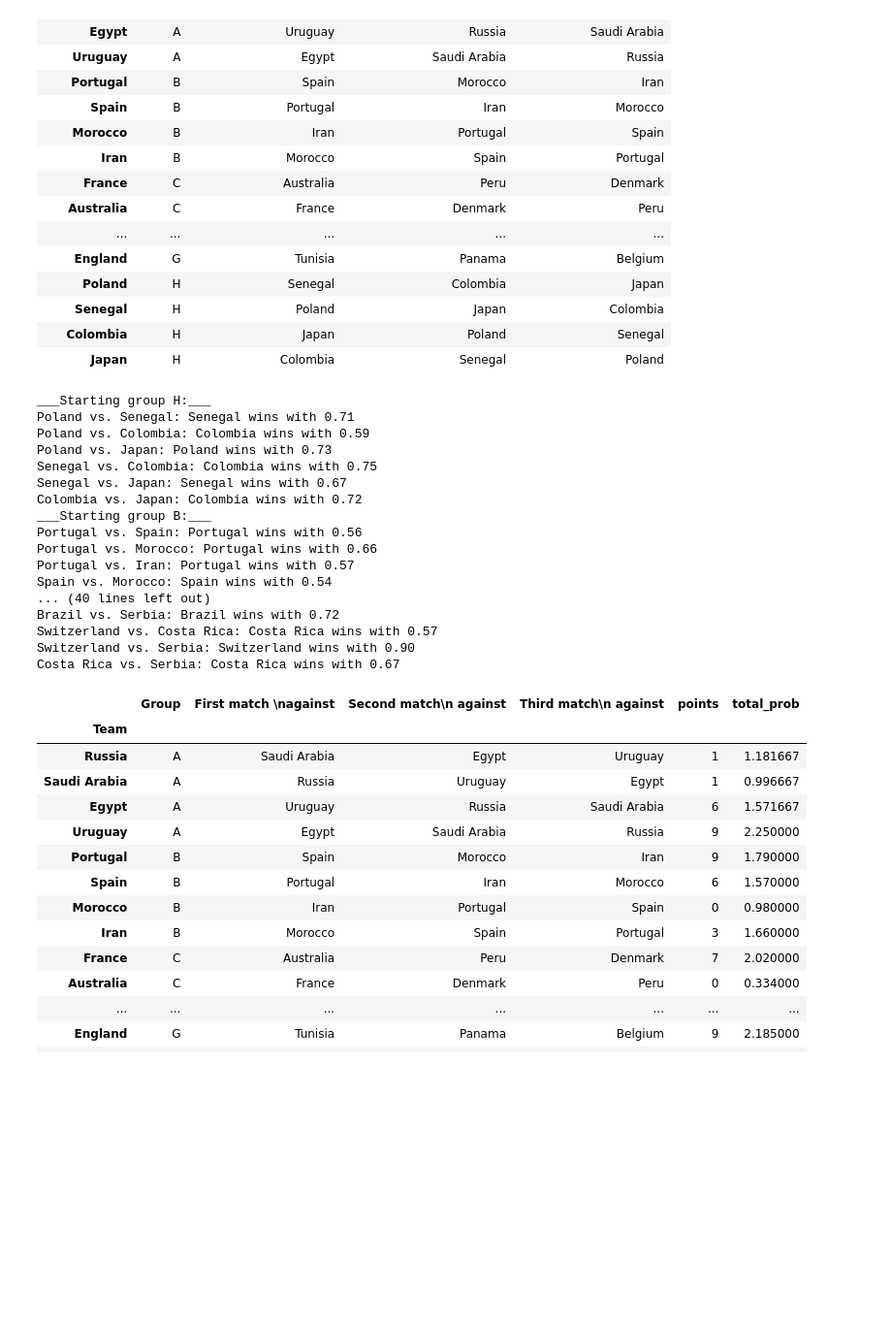
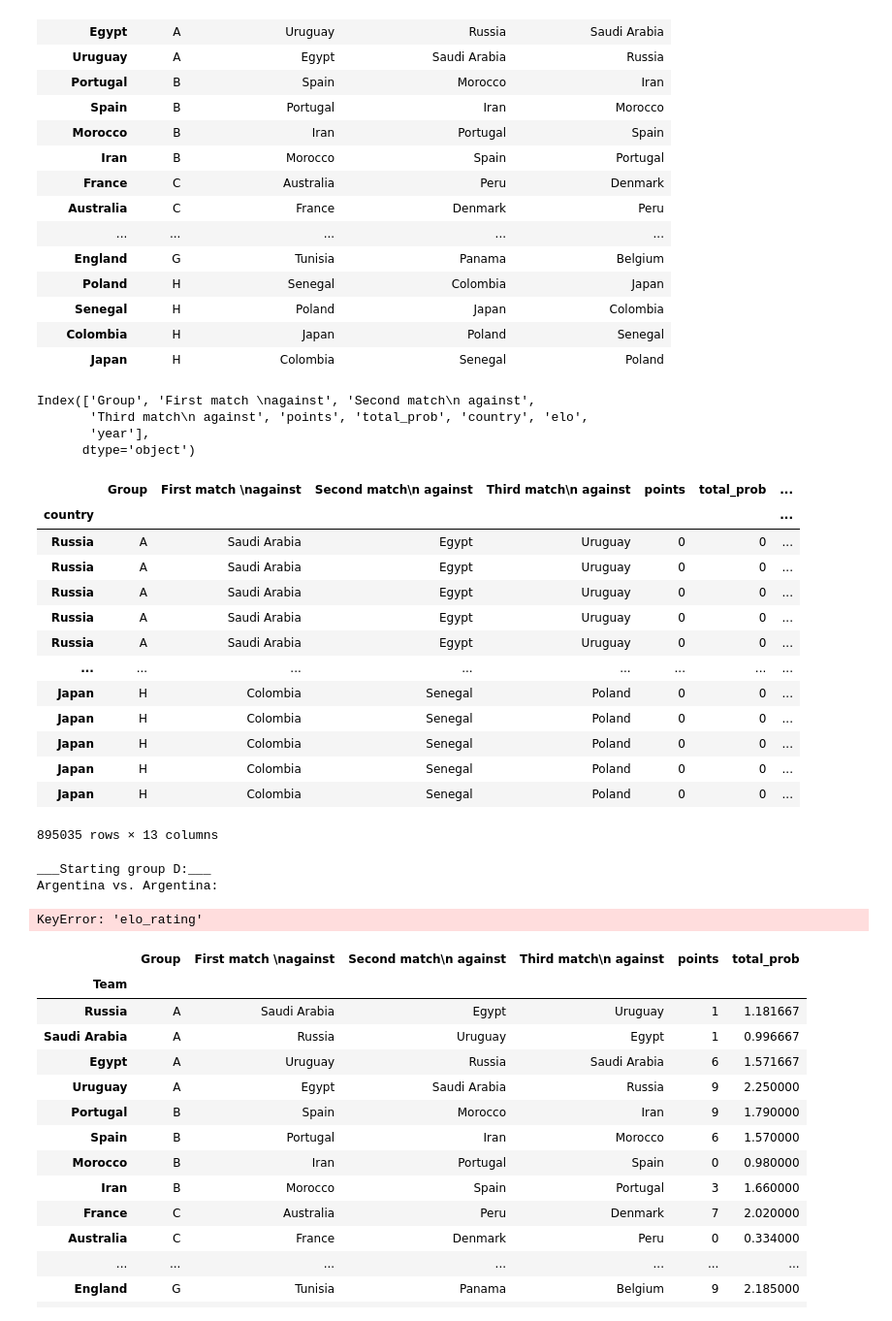
Before and after one commit to iamtlcs/STAT3011-Group5-Project2, a Jupyter notebook: Random_Forest.ipynb, the cells around one changed output. Shown at 97% size. Saved outputs shown, nothing was run; the diff lists cells and outputs as text; code cells hidden in the pictures; blank space fills up the shorter version.

```diff
--- a/Random_Forest.ipynb
+++ b/Random_Forest.ipynb
@@ -195,6 +323,38 @@ world_cup
 | Senegal | H | Poland | Japan | Colombia |
 | Colombia | H | Japan | Poland | Senegal |
 | Japan | H | Colombia | Senegal | Poland |
+# %%
+world_cup.columns
+# %% [output]
+Index(['Group', 'First match \nagainst', 'Second match\n against',
+       'Third match\n against', 'points', 'total_prob', 'country', 'elo',
+       'year'],
+      dtype='object')
+# %%
+# Load Elo ratings data
+elo_rating = pd.read_csv('/Users/JISOO/Desktop/STAT3011-Group5-Project2/elo_rating-1992-2022.csv')
+
+# Merge with world_cup DataFrame
+world_cup_elo = world_cup.merge(elo_rating, left_on='country', right_on='country')
+world_cup_elo = world_cup_elo.set_index('country')
+world_cup_elo['elo_rating_difference'] = world_cup_elo['elo_x'] - world_cup_elo['elo_y']
+# %%
+world_cup_elo
+# %% [output]
+|  | Group | First match \nagainst | Second match\n against | Third match\n against | points | total_prob | ... |
+| country |  |  |  |  |  |  | ... |
+| Russia | A | Saudi Arabia | Egypt | Uruguay | 0 | 0 | ... |
+| Russia | A | Saudi Arabia | Egypt | Uruguay | 0 | 0 | ... |
+| Russia | A | Saudi Arabia | Egypt | Uruguay | 0 | 0 | ... |
+| Russia | A | Saudi Arabia | Egypt | Uruguay | 0 | 0 | ... |
+| Russia | A | Saudi Arabia | Egypt | Uruguay | 0 | 0 | ... |
+| ... | ... | ... | ... | ... | ... | ... | ... |
+| Japan | H | Colombia | Senegal | Poland | 0 | 0 | ... |
+| Japan | H | Colombia | Senegal | Poland | 0 | 0 | ... |
+| Japan | H | Colombia | Senegal | Poland | 0 | 0 | ... |
+| Japan | H | Colombia | Senegal | Poland | 0 | 0 | ... |
+| Japan | H | Colombia | Senegal | Poland | 0 | 0 | ... |
+895035 rows × 13 columns
 # %%
 from itertools import combinations
 
@@ -209,18 +369,21 @@ for group in set(world_cup['Group']):
 
     for home, away in combinations(world_cup.query('Group == "{}"'.format(group)).index, 2):
         print("{} vs. {}: ".format(home, away), end='')
-        row = pd.DataFrame(np.array([[np.nan, np.nan, np.nan, True]]), columns=X_test.columns)
+        row = pd.DataFrame(np.array([[np.nan, np.nan, np.nan, np.nan, True]]), columns=X_test.columns)
 
-        # Get features for each team competiting in the fixture
+        # Get features for each team competing in the fixture
         home_rank = world_cup_rankings.loc[home, 'rank']
         home_points = world_cup_rankings.loc[home, 'weighted_points']
         opp_rank = world_cup_rankings.loc[away, 'rank']
         opp_points = world_cup_rankings.loc[away, 'weighted_points']
+        home_elo = world_cup_elo.loc[home, 'elo_x']
+        away_elo = world_cup_elo.loc[away, 'elo_y']
         row['average_rank'] = (home_rank + opp_rank) / 2
         row['rank_difference'] = home_rank - opp_rank
         row['point_difference'] = home_points - opp_points
+        row['elo_rating_difference'] = home_elo - away_elo
 
-        # get the prediction proability of the home team winning
+        # get the prediction probability of the home team winning
         home_win_prob = rfc.predict_proba(row)[:,1][0]
         world_cup.loc[home, 'total_prob'] += home_win_prob
         world_cup.loc[away, 'total_prob'] += 1-home_win_prob
@@ -241,23 +404,9 @@ for group in set(world_cup['Group']):
             world_cup.loc[home, 'points'] += 1
             world_cup.loc[away, 'points'] += 1
 # %% [output]
-___Starting group H:___
-Poland vs. Senegal: Senegal wins with 0.71
-Poland vs. Colombia: Colombia wins with 0.59
-Poland vs. Japan: Poland wins with 0.73
-Senegal vs. Colombia: Colombia wins with 0.75
-Senegal vs. Japan: Senegal wins with 0.67
-Colombia vs. Japan: Colombia wins with 0.72
-___Starting group B:___
-Portugal vs. Spain: Portugal wins with 0.56
-Portugal vs. Morocco: Portugal wins with 0.66
-Portugal vs. Iran: Portugal wins with 0.57
-Spain vs. Morocco: Spain wins with 0.54
-... (40 lines left out)
-Brazil vs. Serbia: Brazil wins with 0.72
-Switzerland vs. Costa Rica: Costa Rica wins with 0.57
-Switzerland vs. Serbia: Switzerland wins with 0.90
-Costa Rica vs. Serbia: Costa Rica wins with 0.67
+___Starting group D:___
+Argentina vs. Argentina:
+KeyError: 'elo_rating'
 # %%
 world_cup
 # %% [output]
```
Also changed, not shown: parts of 11 cells of this notebook.
